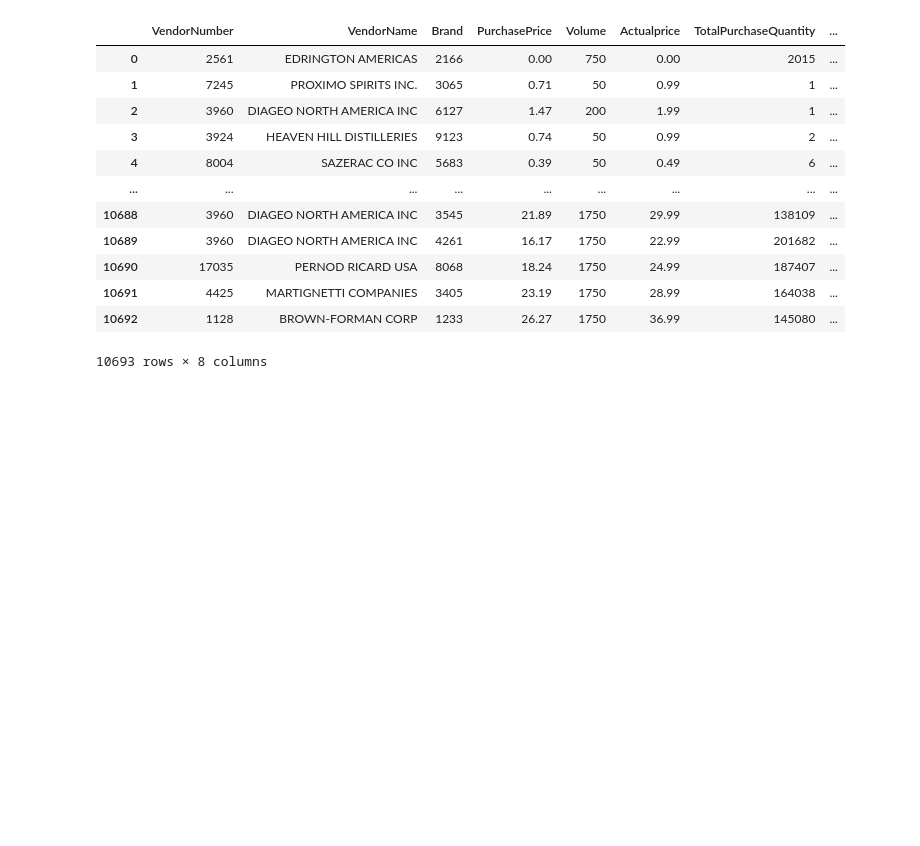
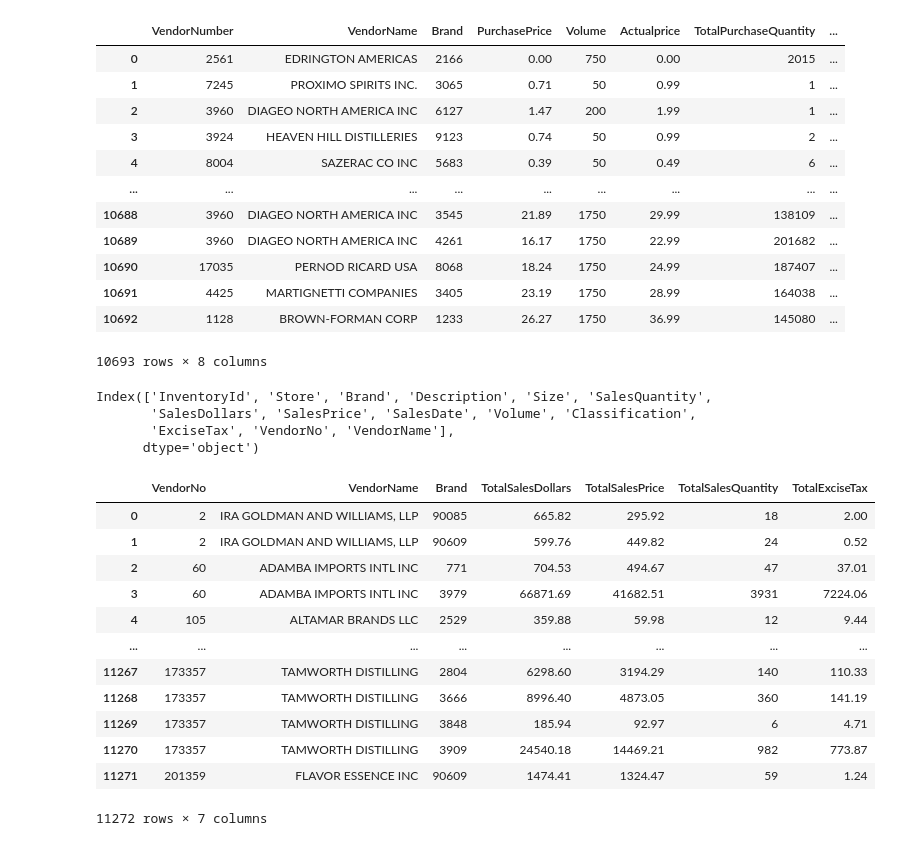
Before and after one commit to eharshit/VendorIQ, a Jupyter notebook: EDA.ipynb, the cells around one changed output. Saved outputs shown, nothing was run; the diff lists cells and outputs as text; code cells hidden in the pictures; blank space fills up the shorter version.

Commit message:
Aggregating sales Table

```diff
--- a/EDA.ipynb
+++ b/EDA.ipynb
@@ -306,3 +306,40 @@ ORDER BY
 | 10691 | 4425 | MARTIGNETTI COMPANIES | 3405 | 23.19 | 1750 | 28.99 | 164038 | ... |
 | 10692 | 1128 | BROWN-FORMAN CORP | 1233 | 26.27 | 1750 | 36.99 | 145080 | ... |
 10693 rows × 8 columns
+# %%
+# Listing sales columns
+sales.columns
+# %% [output]
+Index(['InventoryId', 'Store', 'Brand', 'Description', 'Size', 'SalesQuantity',
+       'SalesDollars', 'SalesPrice', 'SalesDate', 'Volume', 'Classification',
+       'ExciseTax', 'VendorNo', 'VendorName'],
+      dtype='object')
+# %%
+# Aggregating sales Table
+pd.read_sql("""
+SELECT
+    VendorNo,
+    VendorName,
+    Brand,
+    SUM(SalesDollars) AS TotalSalesDollars,
+    SUM(SalesPrice) AS TotalSalesPrice,
+    SUM(SalesQuantity) AS TotalSalesQuantity,
+    SUM(ExciseTax) AS TotalExciseTax
+FROM Sales
+GROUP BY VendorNo,VendorName,Brand
+
+""",con)
+# %% [output]
+|  | VendorNo | VendorName | Brand | TotalSalesDollars | TotalSalesPrice | TotalSalesQuantity | TotalExciseTax |
+| 0 | 2 | IRA GOLDMAN AND WILLIAMS, LLP | 90085 | 665.82 | 295.92 | 18 | 2.00 |
+| 1 | 2 | IRA GOLDMAN AND WILLIAMS, LLP | 90609 | 599.76 | 449.82 | 24 | 0.52 |
+| 2 | 60 | ADAMBA IMPORTS INTL INC | 771 | 704.53 | 494.67 | 47 | 37.01 |
+| 3 | 60 | ADAMBA IMPORTS INTL INC | 3979 | 66871.69 | 41682.51 | 3931 | 7224.06 |
+| 4 | 105 | ALTAMAR BRANDS LLC | 2529 | 359.88 | 59.98 | 12 | 9.44 |
+| ... | ... | ... | ... | ... | ... | ... | ... |
+| 11267 | 173357 | TAMWORTH DISTILLING | 2804 | 6298.60 | 3194.29 | 140 | 110.33 |
+| 11268 | 173357 | TAMWORTH DISTILLING | 3666 | 8996.40 | 4873.05 | 360 | 141.19 |
+| 11269 | 173357 | TAMWORTH DISTILLING | 3848 | 185.94 | 92.97 | 6 | 4.71 |
+| 11270 | 173357 | TAMWORTH DISTILLING | 3909 | 24540.18 | 14469.21 | 982 | 773.87 |
+| 11271 | 201359 | FLAVOR ESSENCE INC | 90609 | 1474.41 | 1324.47 | 59 | 1.24 |
+11272 rows × 7 columns
```
